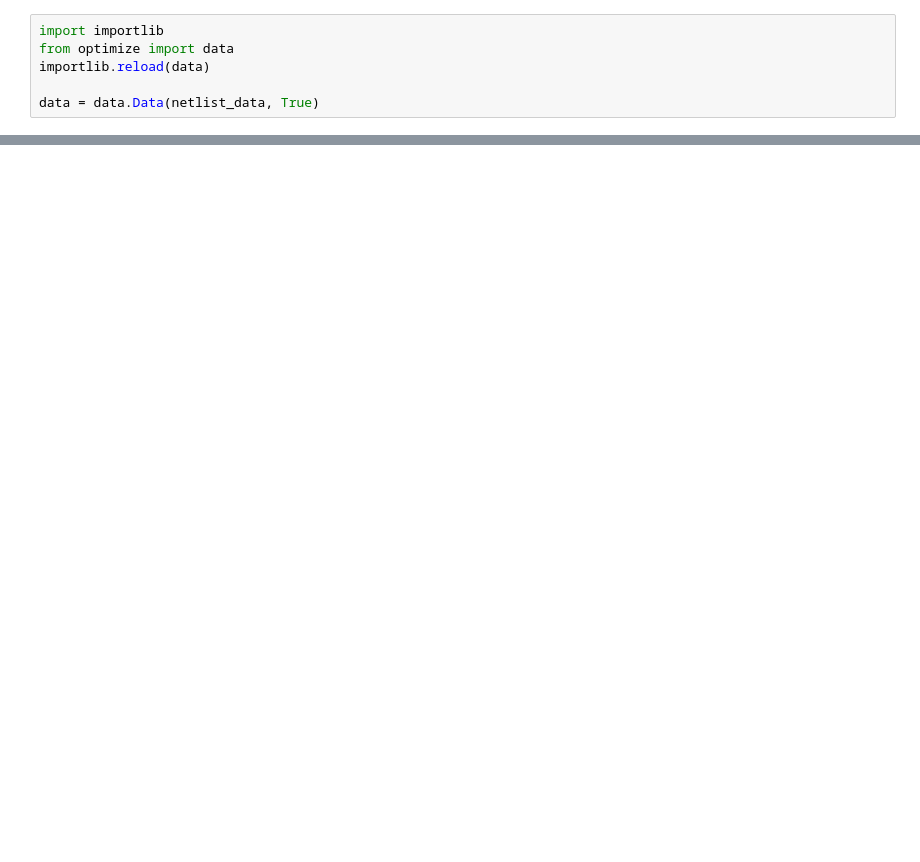
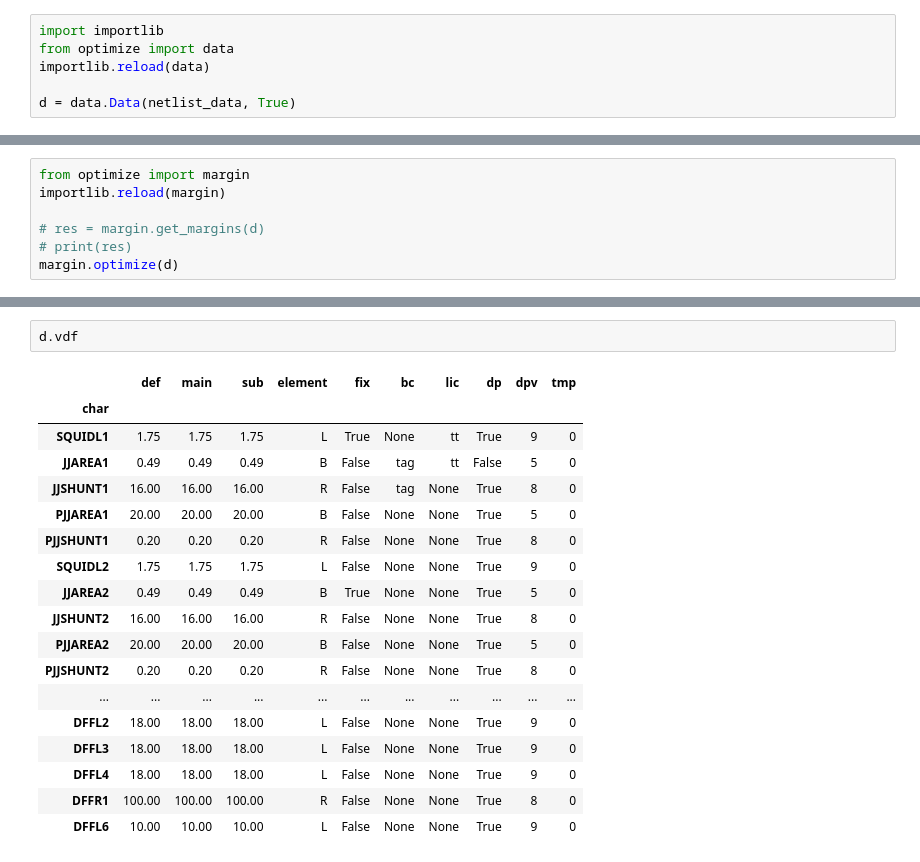
Before and after one commit to tanetakumi/hfq-optimizer, a Jupyter notebook: template/optimize/optimize.ipynb, the cells around one changed output, grey strips where cells are left out. Cells and saved outputs as stored; diff of their text form; blank space fills up the shorter version.

```diff
--- a/template/optimize/optimize.ipynb
+++ b/template/optimize/optimize.ipynb
@@ -130,6 +130,6 @@ import importlib
 from optimize import data
 importlib.reload(data)
 
-data = data.Data(netlist_data, True)
+d = data.Data(netlist_data, True)
 # %% [output]
 --- List of variables to optimize ---
@@ -247,0 +174,7 @@ DFFL6            20.000   100.00
+# %%
+from optimize import margin
+importlib.reload(margin)
+
+# res = margin.get_margins(d)
+# print(res)
+margin.optimize(d)
@@ -247,0 +187,21 @@ DFFL6            20.000   100.00
+# %%
+d.vdf
+# %% [output]
+|  | def | main | sub | element | fix | bc | lic | dp | dpv | tmp |
+| char |  |  |  |  |  |  |  |  |  |  |
+| SQUIDL1 | 1.75 | 1.75 | 1.75 | L | True | None | tt | True | 9 | 0 |
+| JJAREA1 | 0.49 | 0.49 | 0.49 | B | False | tag | tt | False | 5 | 0 |
+| JJSHUNT1 | 16.00 | 16.00 | 16.00 | R | False | tag | None | True | 8 | 0 |
+| PJJAREA1 | 20.00 | 20.00 | 20.00 | B | False | None | None | True | 5 | 0 |
+| PJJSHUNT1 | 0.20 | 0.20 | 0.20 | R | False | None | None | True | 8 | 0 |
+| SQUIDL2 | 1.75 | 1.75 | 1.75 | L | False | None | None | True | 9 | 0 |
+| JJAREA2 | 0.49 | 0.49 | 0.49 | B | True | None | None | True | 5 | 0 |
+| JJSHUNT2 | 16.00 | 16.00 | 16.00 | R | False | None | None | True | 8 | 0 |
+| PJJAREA2 | 20.00 | 20.00 | 20.00 | B | False | None | None | True | 5 | 0 |
+| PJJSHUNT2 | 0.20 | 0.20 | 0.20 | R | False | None | None | True | 8 | 0 |
+| ... | ... | ... | ... | ... | ... | ... | ... | ... | ... | ... |
+| DFFL2 | 18.00 | 18.00 | 18.00 | L | False | None | None | True | 9 | 0 |
+| DFFL3 | 18.00 | 18.00 | 18.00 | L | False | None | None | True | 9 | 0 |
+| DFFL4 | 18.00 | 18.00 | 18.00 | L | False | None | None | True | 9 | 0 |
+| DFFR1 | 100.00 | 100.00 | 100.00 | R | False | None | None | True | 8 | 0 |
+| DFFL6 | 10.00 | 10.00 | 10.00 | L | False | None | None | True | 9 | 0 |
```
Also changed, not shown: parts of 7 cells of this notebook, 6 other files.
